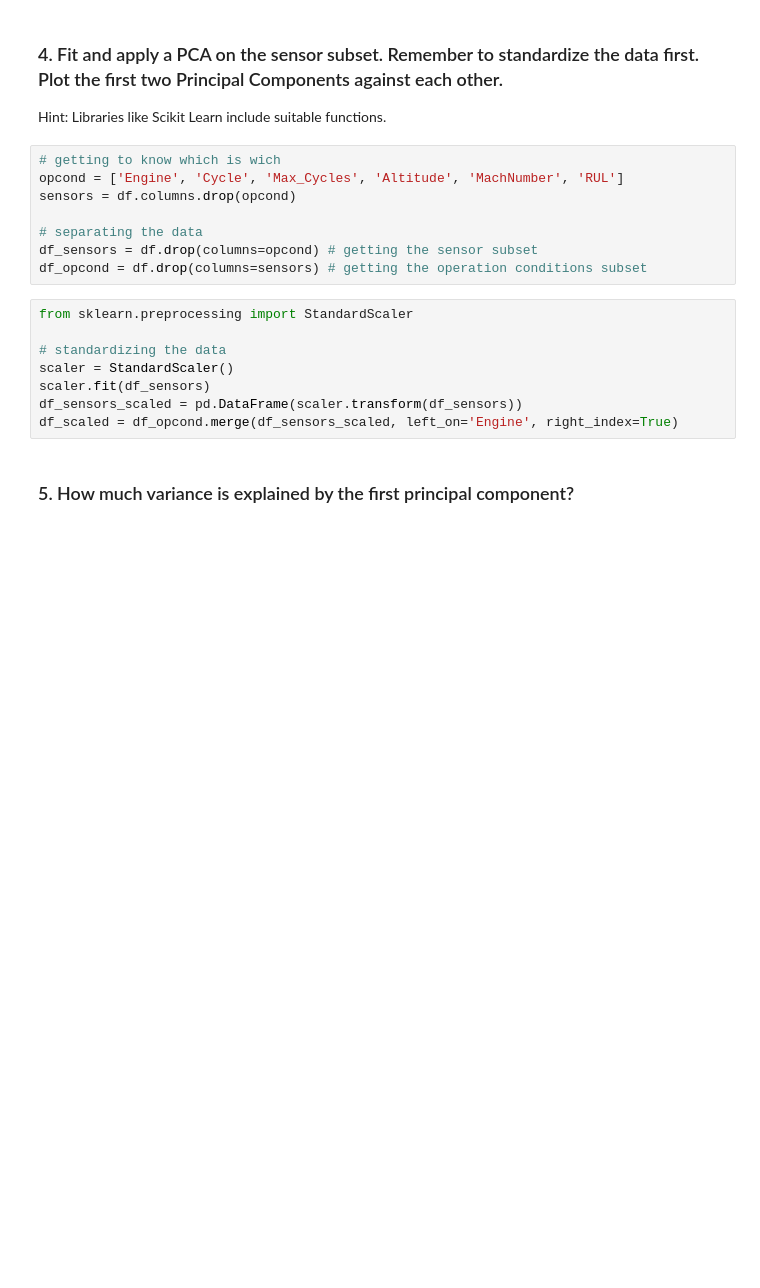
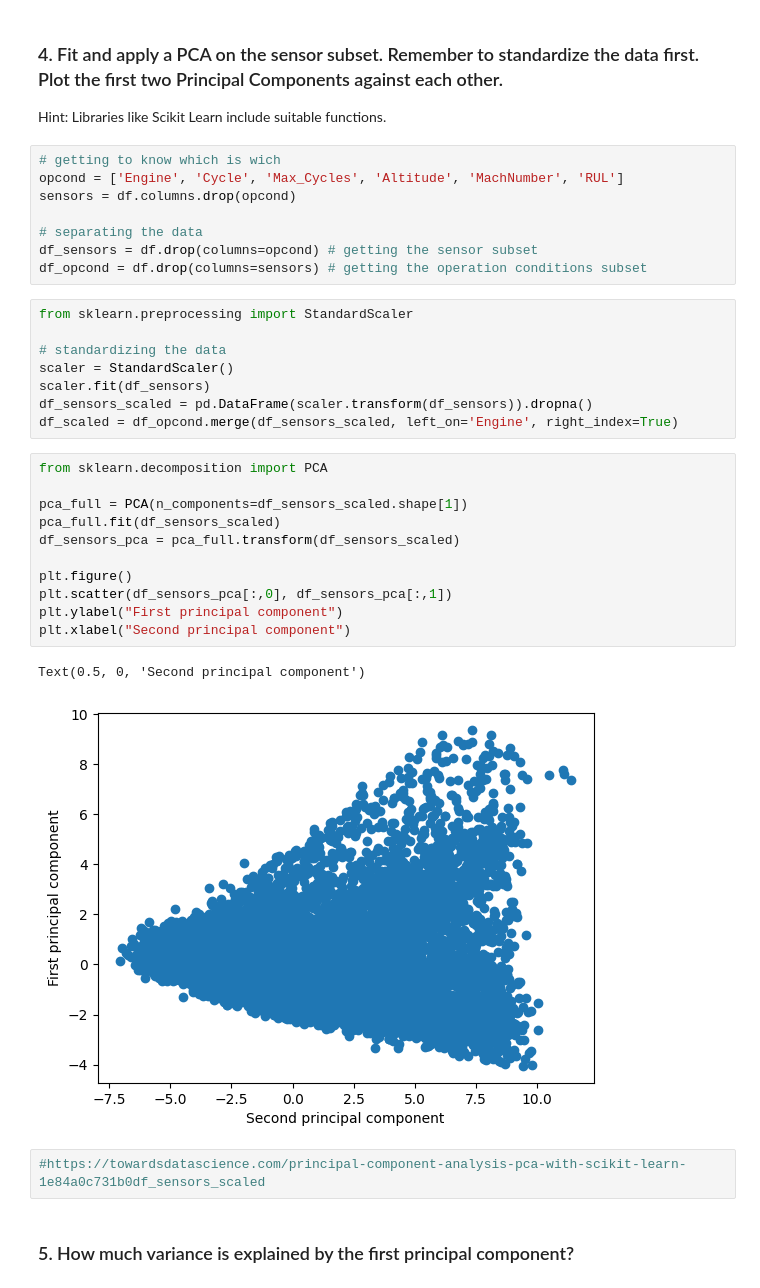
Before and after one commit to isaaclelias/machine-learning-applications, a Jupyter notebook: data_preparation_task.ipynb, the cells around one changed output. Drawn from its saved outputs; the diff is of its cells as text; blank space fills up the shorter version.

```diff
--- a/data_preparation_task.ipynb
+++ b/data_preparation_task.ipynb
@@ -121,7 +121,23 @@ from sklearn.preprocessing import StandardScaler
 # standardizing the data
 scaler = StandardScaler()
 scaler.fit(df_sensors)
-df_sensors_scaled = pd.DataFrame(scaler.transform(df_sensors))
+df_sensors_scaled = pd.DataFrame(scaler.transform(df_sensors)).dropna()
 df_scaled = df_opcond.merge(df_sensors_scaled, left_on='Engine', right_index=True)
+# %%
+from sklearn.decomposition import PCA
+
+pca_full = PCA(n_components=df_sensors_scaled.shape[1])
+pca_full.fit(df_sensors_scaled)
+df_sensors_pca = pca_full.transform(df_sensors_scaled)
+
+plt.figure()
+plt.scatter(df_sensors_pca[:,0], df_sensors_pca[:,1])
+plt.ylabel("First principal component")
+plt.xlabel("Second principal component")
+# %% [output]
+Text(0.5, 0, 'Second principal component')
+[figure, added]
+# %%
+#https://towardsdatascience.com/principal-component-analysis-pca-with-scikit-learn-1e84a0c731b0df_sensors_scaled
 # %% [markdown]
 ### 5. How much variance is explained by the first principal component?
```
Also changed, not shown: parts of 1 cell of this notebook.
